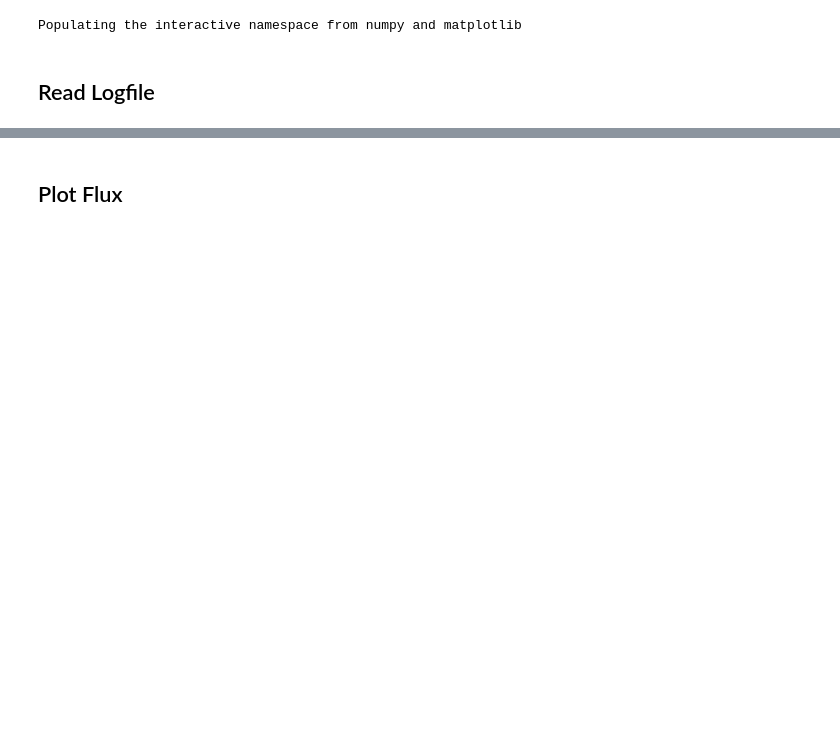
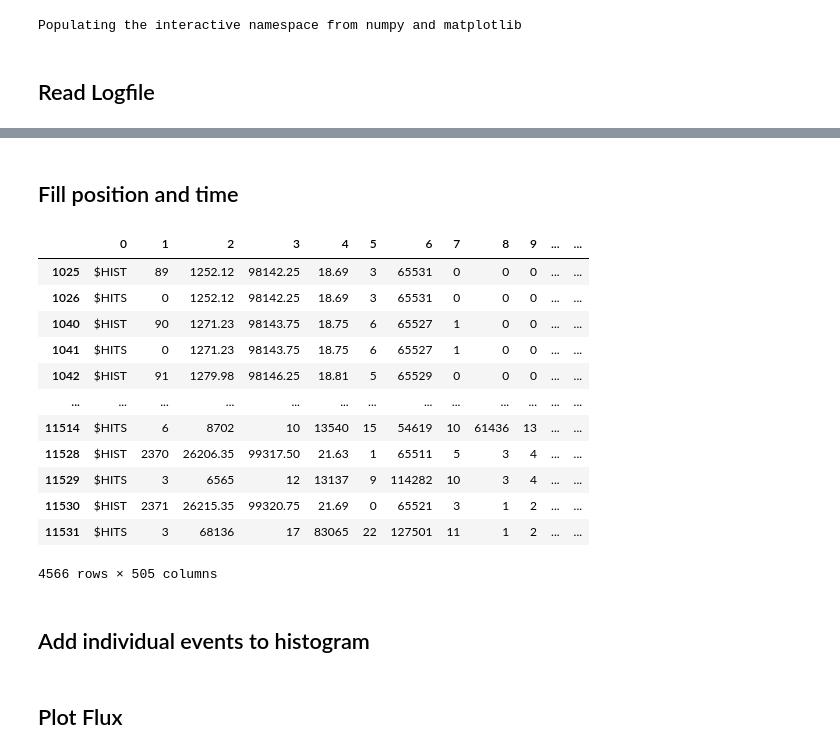
Before and after one commit to UniversalScientificTechnologies/GEODOS01, a Jupyter notebook: notebooks/GEODOS.ipynb, the cells around one changed output, grey strips where cells are left out. Saved outputs shown, nothing was run; the diff lists cells and outputs as text; code cells hidden in the pictures; blank space fills up the shorter version.

```diff
--- a/notebooks/GEODOS.ipynb
+++ b/notebooks/GEODOS.ipynb
@@ -217,0 +51,51 @@ End
+# %% [markdown]
+## Fill position and time
+# %%
+#df.drop(df.loc[(df[0]=='$GPRMC') & (df[2]=='V')].index, inplace=True)
+df['latf'] = pd.to_numeric(df.loc[df[0]=='$GPRMC',3])
+df['lonf'] = pd.to_numeric(df.loc[df[0]=='$GPRMC',5])
+df['on_miliseconds'] = pd.to_numeric(df.loc[df[0]=='$TIME',1]) * 1000
+df['miliseconds'] = pd.to_numeric(df.loc[df[0]=='$HIST',2]) * 1000
+df['gps_time'] = df.loc[df[0]=='$GPRMC',1]
+df['gps_date'] = df.loc[df[0]=='$GPRMC',9]
+df['alt'] = df.loc[df[0]=='$GPGGA',9]
+df.loc[(df[0]=='$GPRMC') & (df[6]=='E'),'lon_hem']=1
+df.loc[(df[0]=='$GPRMC') & (df[6]=='W'),'lon_hem']=-1
+df.loc[(df[0]=='$GPRMC') & (df[4]=='N'),'lat_hem']=1
+df.loc[(df[0]=='$GPRMC') & (df[4]=='S'),'lat_hem']=-1
+df['lat'] = (np.trunc(df['latf']/100) + (((df['latf']/100) - np.trunc(df['latf']/100)) * 100) / 60.0) * df['lat_hem']
+df['lon'] = (np.trunc(df['lonf']/100) + ((df['lonf']/100) - np.trunc(df['lonf']/100)) * 100 / 60.0) * df['lon_hem']
+df['date'] = pd.to_datetime(df['gps_date']+df['gps_time'], format='%d%m%y%H%M%S.%f')#,errors='coerce')
+df.drop('lon_hem', axis=1, inplace=True)
+df.drop('lat_hem', axis=1, inplace=True)
+df.drop('latf', axis=1, inplace=True)
+df.drop('lonf', axis=1, inplace=True)
+df.drop('gps_time', axis=1, inplace=True)
+df.drop('gps_date', axis=1, inplace=True)
+df['meas'] = df.loc[df[0]=='$HIST',1]
+df = df.fillna(method='ffill')
+df.drop(df[df[0]=='$GPGGA'].index, inplace=True)
+df.drop(df[df[0]=='$GPRMC'].index, inplace=True)
+df.drop(df[df[0]=='$AIRDOS'].index, inplace=True)
+df.drop(df[df[0]=='$TIME'].index, inplace=True)
+df['UTC'] = df['date'] + pd.to_timedelta(df['miliseconds'], unit='ms') - pd.to_timedelta(df['on_miliseconds'], unit='ms')
+df.drop('date', axis=1, inplace=True)
+df.drop('miliseconds', axis=1, inplace=True)
+df.drop('on_miliseconds', axis=1, inplace=True)
+df
+# %% [output]
+|  | 0 | 1 | 2 | 3 | 4 | 5 | 6 | 7 | 8 | 9 | ... | ... |
+| 1025 | $HIST | 89 | 1252.12 | 98142.25 | 18.69 | 3 | 65531 | 0 | 0 | 0 | ... | ... |
+| 1026 | $HITS | 0 | 1252.12 | 98142.25 | 18.69 | 3 | 65531 | 0 | 0 | 0 | ... | ... |
+| 1040 | $HIST | 90 | 1271.23 | 98143.75 | 18.75 | 6 | 65527 | 1 | 0 | 0 | ... | ... |
+| 1041 | $HITS | 0 | 1271.23 | 98143.75 | 18.75 | 6 | 65527 | 1 | 0 | 0 | ... | ... |
+| 1042 | $HIST | 91 | 1279.98 | 98146.25 | 18.81 | 5 | 65529 | 0 | 0 | 0 | ... | ... |
+| ... | ... | ... | ... | ... | ... | ... | ... | ... | ... | ... | ... | ... |
+| 11514 | $HITS | 6 | 8702 | 10 | 13540 | 15 | 54619 | 10 | 61436 | 13 | ... | ... |
+| 11528 | $HIST | 2370 | 26206.35 | 99317.50 | 21.63 | 1 | 65511 | 5 | 3 | 4 | ... | ... |
+| 11529 | $HITS | 3 | 6565 | 12 | 13137 | 9 | 114282 | 10 | 3 | 4 | ... | ... |
+| 11530 | $HIST | 2371 | 26215.35 | 99320.75 | 21.69 | 0 | 65521 | 3 | 1 | 2 | ... | ... |
+| 11531 | $HITS | 3 | 68136 | 17 | 83065 | 22 | 127501 | 11 | 1 | 2 | ... | ... |
+4566 rows × 505 columns
+# %% [markdown]
+## Add individual events to histogram
```
Also changed, not shown: parts of 19 cells of this notebook.
